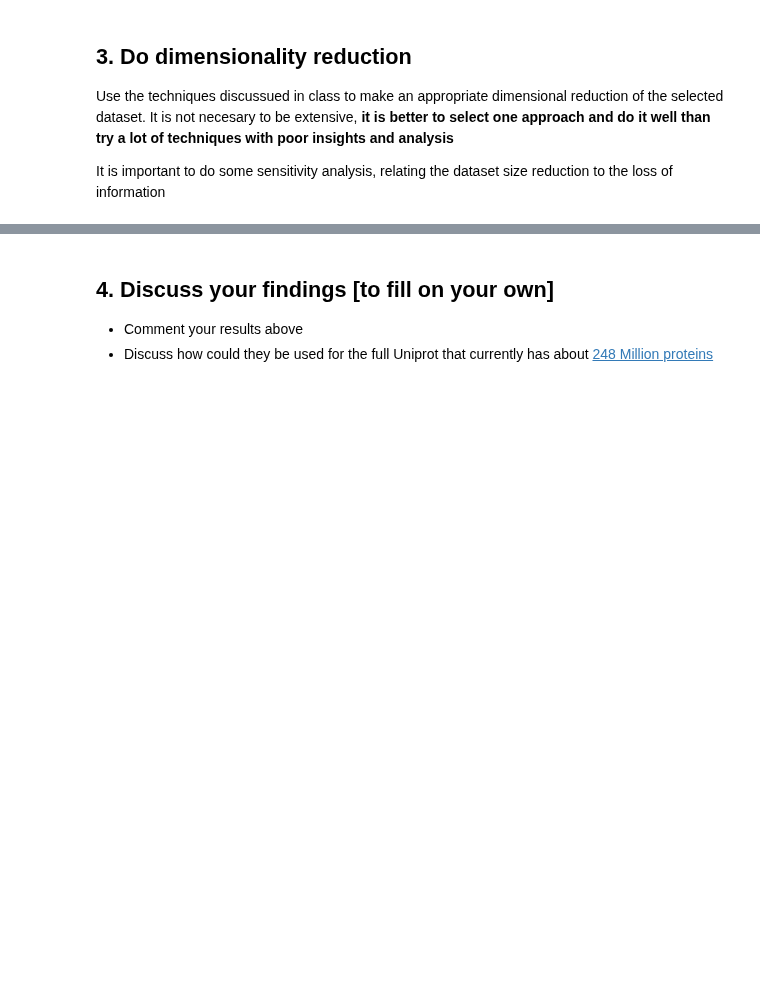
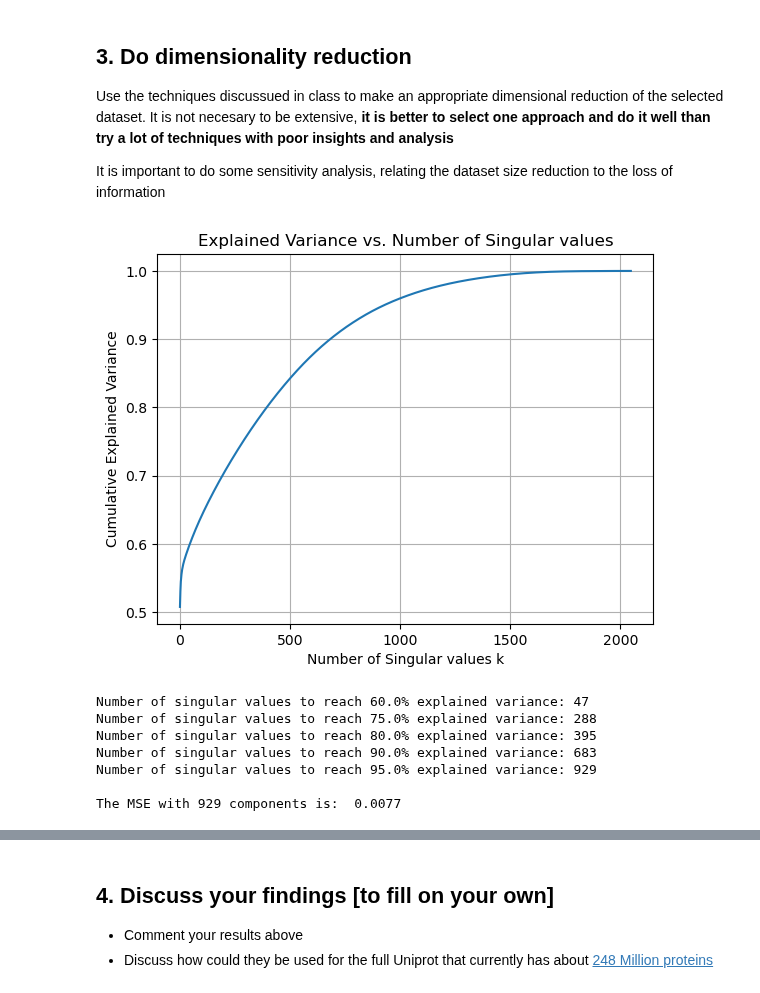
Before and after one commit to tildtr/data-mining-assignments, a Jupyter notebook: assignment-3/PD_2324_HA3.ipynb, the cells around one changed output, grey strips where cells are left out. Cells and saved outputs as stored; diff of their text form; code cells hidden in the pictures; blank space fills up the shorter version.

```diff
--- a/assignment-3/PD_2324_HA3.ipynb
+++ b/assignment-3/PD_2324_HA3.ipynb
@@ -433,3 +687,50 @@ from scipy.sparse.linalg import svds
 # %%
 ### Add processing code here
 csr_data, keys_to_index, indices_to_key = convert_to_binary_matrix(data_d3)
+
+total_variance = np.sum(csr_data.power(2))
+
+U, S, V = svds(csr_data.astype(float), k=min(csr_data.shape) - 1)
+
+# Since svds returns the singular values in ascending order, sort them in descending order
+sorted_indices = np.argsort(S)[::-1]
+S_sorted = S[sorted_indices]
+U_sorted = U[:, sorted_indices]
+V_sorted = V[sorted_indices, :]
+
+cumulative_explained_variance = np.cumsum(S_sorted**2) / total_variance
+thresholds = [0.6, 0.75, 0.8, 0.9, 0.95]
+
+k_values = np.arange(1, min(csr_data.shape))
+plt.plot(k_values, cumulative_explained_variance)
+plt.xlabel("Number of Singular values k")
+plt.ylabel("Cumulative Explained Variance")
+plt.title("Explained Variance vs. Number of Singular values")
+plt.grid(True)
+plt.show()
+
+for threshold in thresholds:
+    # get the index od the optimal number of k
+    k_optimal = np.argmax(cumulative_explained_variance >= threshold) + 1
+    print(f"Number of singular values to reach {threshold*100}% explained variance: {k_optimal}")
+
+final_threshold = 0.95
+k_optimal = np.argmax(cumulative_explained_variance >= final_threshold) + 1
+
+U, S, V = svds(csr_data.astype(float), k=k_optimal) # perform SVD with optimal k
+
+reconstructed_matrix = U @ np.diag(S) @ V
+original_dense_matrix = csr_data.toarray()
+
+MSE=((original_dense_matrix - reconstructed_matrix)**2).mean()
+print("")
+print("The MSE with %d components is: %7.4f" % (k_optimal, MSE))
+# %% [output]
+[figure, added]
+Number of singular values to reach 60.0% explained variance: 47
+Number of singular values to reach 75.0% explained variance: 288
+Number of singular values to reach 80.0% explained variance: 395
+Number of singular values to reach 90.0% explained variance: 683
+Number of singular values to reach 95.0% explained variance: 929
+
+The MSE with 929 components is:  0.0077
```
Also changed, not shown: parts of 14 cells of this notebook, 2 other files.
